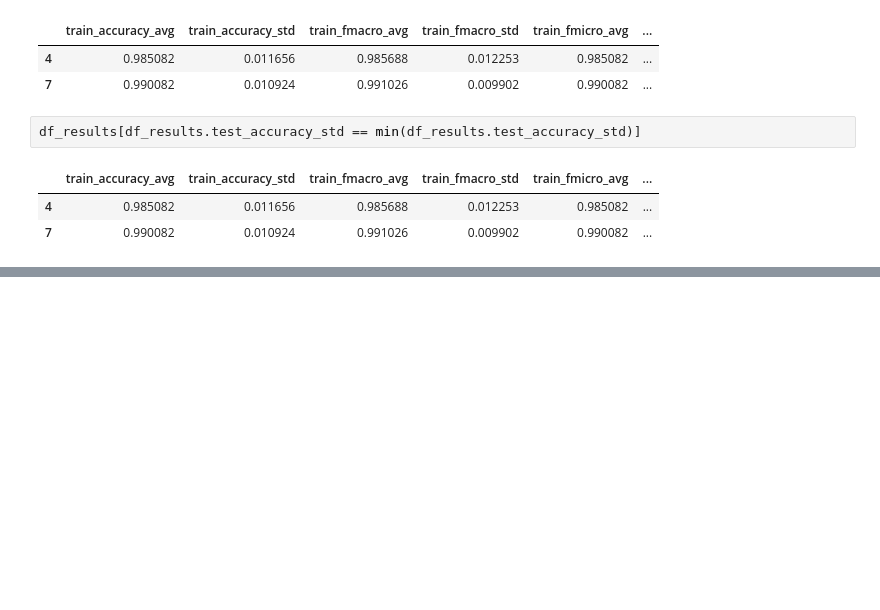
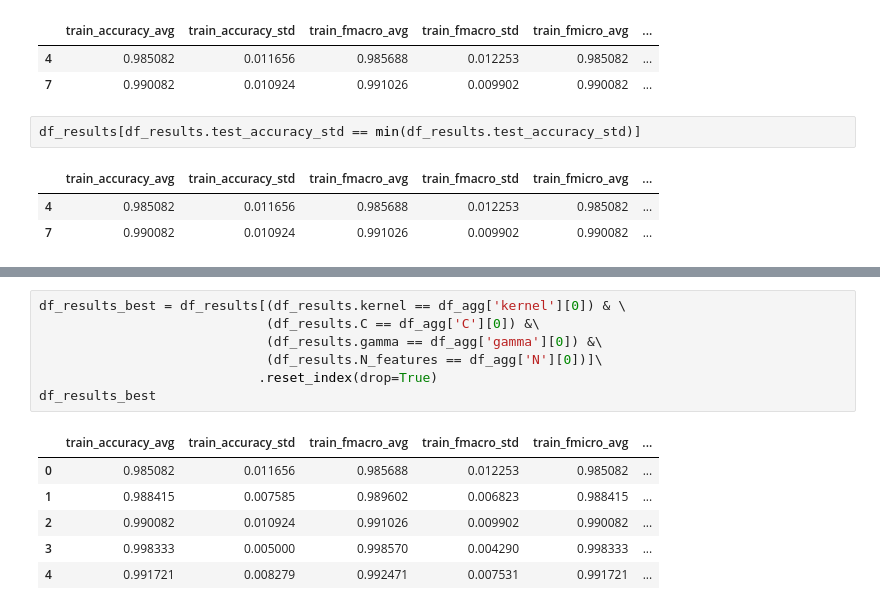
Before and after one commit to ambrosioj/GMM_Nested_CV, a Jupyter notebook: Notebooks/GMM Nested Cross Validation.ipynb, the cells around one changed output, grey strips where cells are left out. Cells and saved outputs as stored; diff of their text form; blank space fills up the shorter version.

```diff
--- a/Notebooks/GMM Nested Cross Validation.ipynb
+++ b/Notebooks/GMM Nested Cross Validation.ipynb
@@ -194,0 +260,14 @@ df_results[df_results.test_accuracy_std == min(df_results.test_accuracy_std)]
+# %%
+df_results_best = df_results[(df_results.kernel == df_agg['kernel'][0]) & \
+                             (df_results.C == df_agg['C'][0]) &\
+                             (df_results.gamma == df_agg['gamma'][0]) &\
+                             (df_results.N_features == df_agg['N'][0])]\
+                            .reset_index(drop=True)
+df_results_best
+# %% [output]
+|  | train_accuracy_avg | train_accuracy_std | train_fmacro_avg | train_fmacro_std | train_fmicro_avg | ... |
+| 0 | 0.985082 | 0.011656 | 0.985688 | 0.012253 | 0.985082 | ... |
+| 1 | 0.988415 | 0.007585 | 0.989602 | 0.006823 | 0.988415 | ... |
+| 2 | 0.990082 | 0.010924 | 0.991026 | 0.009902 | 0.990082 | ... |
+| 3 | 0.998333 | 0.005000 | 0.998570 | 0.004290 | 0.998333 | ... |
+| 4 | 0.991721 | 0.008279 | 0.992471 | 0.007531 | 0.991721 | ... |
```
Also changed, not shown: parts of 8 cells of this notebook, 1 other file.
